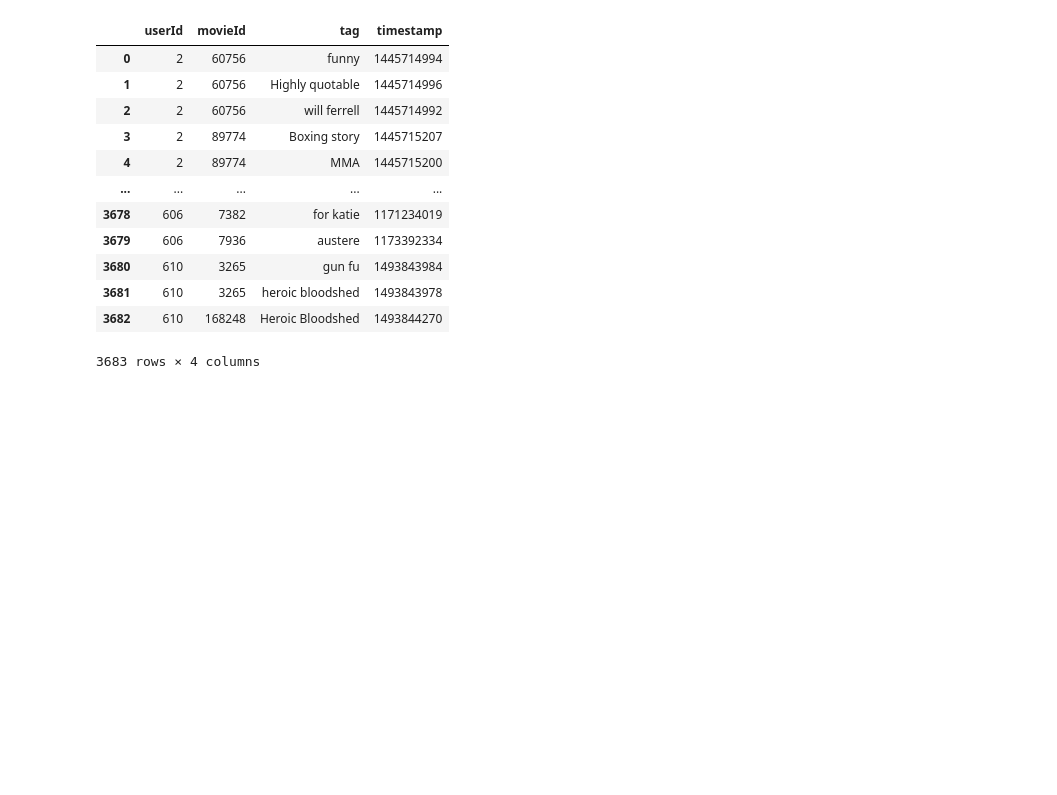
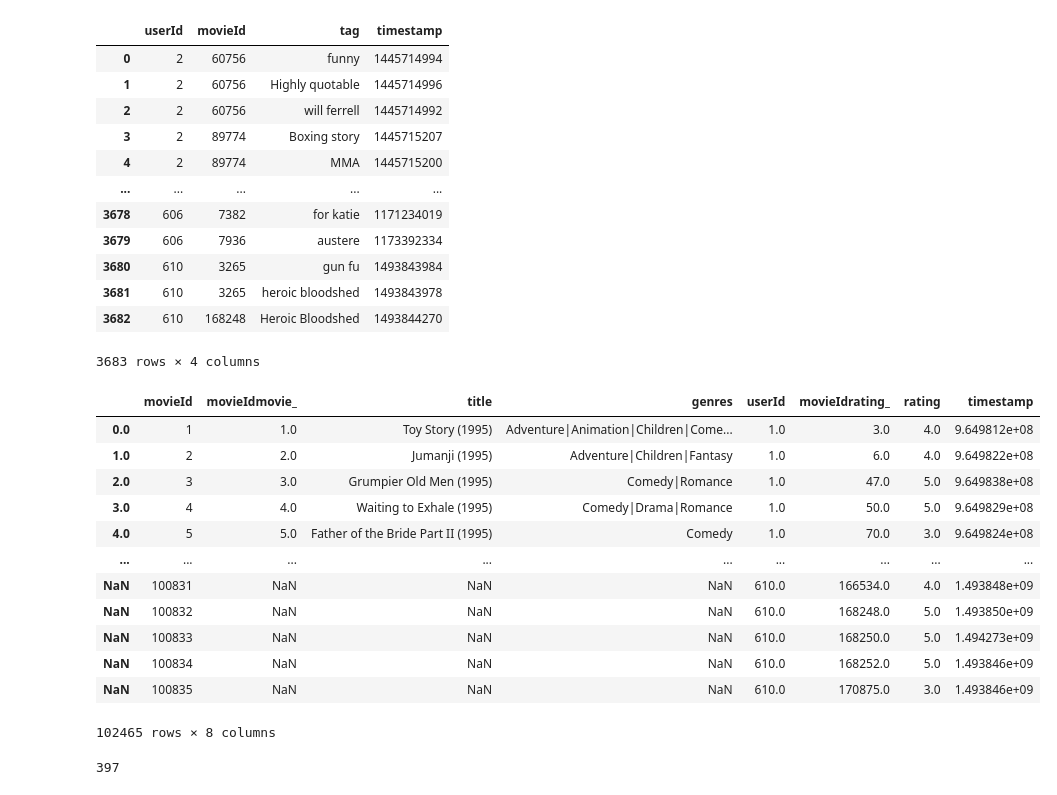
Before and after one commit to xiaohua-su/Recommender_System, a Jupyter notebook: Data Cleaning.ipynb, the cells around one changed output. Cells and saved outputs as stored; diff of their text form; code cells hidden in the pictures; blank space fills up the shorter version.

```diff
--- a/Data Cleaning.ipynb
+++ b/Data Cleaning.ipynb
@@ -72,3 +86,21 @@ tags
 | 3681 | 610 | 3265 | heroic bloodshed | 1493843978 |
 | 3682 | 610 | 168248 | Heroic Bloodshed | 1493844270 |
 3683 rows × 4 columns
+# %%
+movie_rating = movies.join(rating, on='movieId', lsuffix='movie_', rsuffix='rating_', how='outer')
+# %%
+movie_rating
+# %% [output]
+|  | movieId | movieIdmovie_ | title | genres | userId | movieIdrating_ | rating | timestamp |
+| 0.0 | 1 | 1.0 | Toy Story (1995) | Adventure|Animation|Children|Come... | 1.0 | 3.0 | 4.0 | 9.649812e+08 |
+| 1.0 | 2 | 2.0 | Jumanji (1995) | Adventure|Children|Fantasy | 1.0 | 6.0 | 4.0 | 9.649822e+08 |
+| 2.0 | 3 | 3.0 | Grumpier Old Men (1995) | Comedy|Romance | 1.0 | 47.0 | 5.0 | 9.649838e+08 |
+| 3.0 | 4 | 4.0 | Waiting to Exhale (1995) | Comedy|Drama|Romance | 1.0 | 50.0 | 5.0 | 9.649829e+08 |
+| 4.0 | 5 | 5.0 | Father of the Bride Part II (1995) | Comedy | 1.0 | 70.0 | 3.0 | 9.649824e+08 |
+| ... | ... | ... | ... | ... | ... | ... | ... | ... |
+| NaN | 100831 | NaN | NaN | NaN | 610.0 | 166534.0 | 4.0 | 1.493848e+09 |
+| NaN | 100832 | NaN | NaN | NaN | 610.0 | 168248.0 | 5.0 | 1.493850e+09 |
+| NaN | 100833 | NaN | NaN | NaN | 610.0 | 168250.0 | 5.0 | 1.494273e+09 |
+| NaN | 100834 | NaN | NaN | NaN | 610.0 | 168252.0 | 5.0 | 1.493846e+09 |
+| NaN | 100835 | NaN | NaN | NaN | 610.0 | 170875.0 | 3.0 | 1.493846e+09 |
+102465 rows × 8 columns
@@ -74,0 +109,4 @@ tags
+# %%
+movie_rating['userId'].nunique()
+# %% [output]
+397
```
Also changed, not shown: parts of 23 cells of this notebook.
